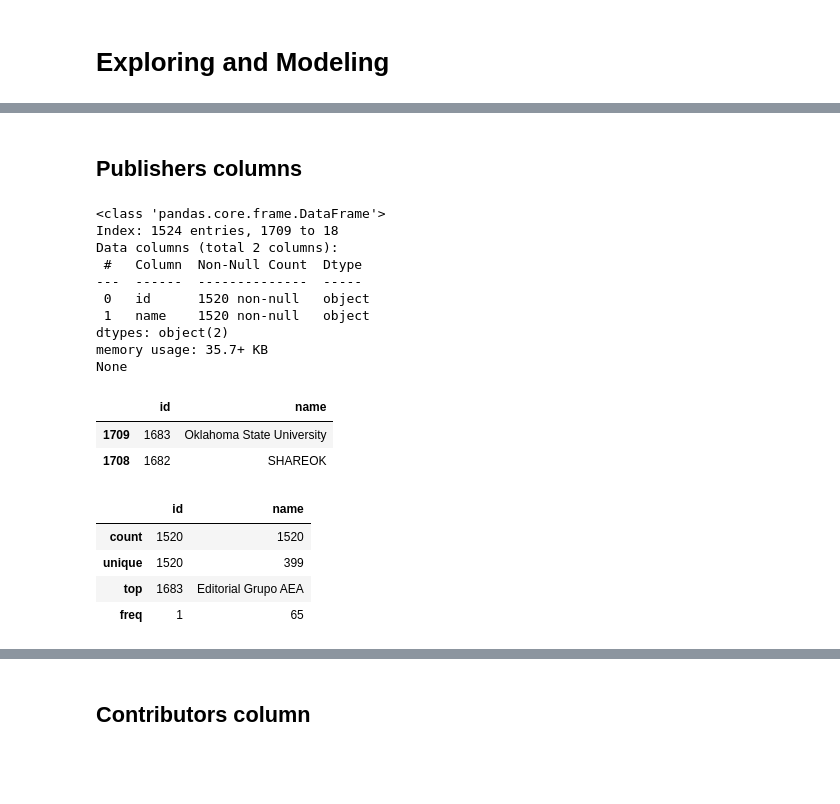
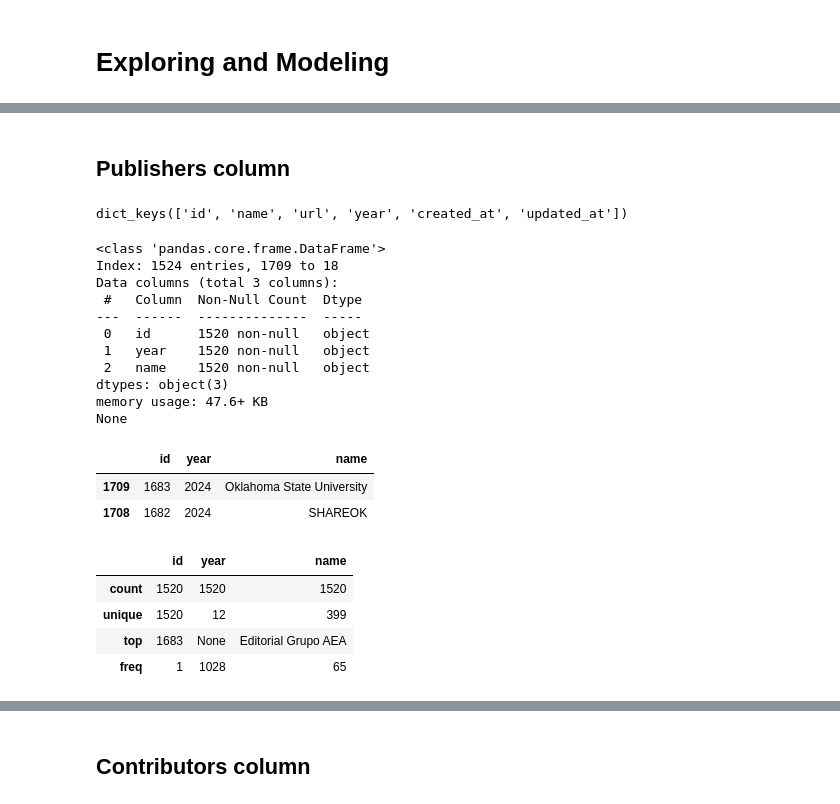
Before and after one commit to V-O-A/Open-textbooks-graph-database, a Jupyter notebook: building.ipynb, the cells around one changed output, grey strips where cells are left out. Saved outputs shown, nothing was run; the diff lists cells and outputs as text; code cells hidden in the pictures; blank space fills up the shorter version.

```diff
--- a/building.ipynb
+++ b/building.ipynb
@@ -5,7 +29,7 @@ import matplotlib.pyplot as plt
 # %% [markdown]
 # Exploring and Modeling
 # %%
-df = pd.read_json('Data/OTL_textbooks_v0.json', orient='index')
+df = pd.read_json('Data/OTL_textbooks_v0.json', orient='index', )
 
 print(df.info())
 df.head(2)
@@ -33,14 +82,18 @@ None
 # %% [markdown]
-## Publishers columns
+## Publishers column
-# %%
-def get_publishers_df(df):
-    return (df['publishers']
-            .map(lambda x: [[c['id'], c['name'],] for c in x])
-            .explode()
-            .astype('str')
-            .str
-            .extract(r'(?P<id>\d+)\W+(?P<name>.+[^\'\]])')
-)
+# %%
+get_dict_keys_from(df, 'publishers')
+# %% [output]
+dict_keys(['id', 'name', 'url', 'year', 'created_at', 'updated_at'])
+# %%
+def get_publishers_df(df):
+    return (df['publishers']
+            .map(lambda x: [[c['id'], c['year'], c['name'],] for c in x])
+            .explode()
+            .astype('str')
+            .str
+            .extract(r'(?P<id>\d+)\,\s(?P<year>\d{4}|None)\W+(?P<name>.+[^\'\]])')
+)
 # %%
 df_pub = get_publishers_df(df)
 print(df_pub.info())
@@ -48,22 +101,25 @@ df_pub.head(2)
 # %% [output]
 <class 'pandas.core.frame.DataFrame'>
 Index: 1524 entries, 1709 to 18
-Data columns (total 2 columns):
+Data columns (total 3 columns):
  #   Column  Non-Null Count  Dtype
 ---  ------  --------------  -----
  0   id      1520 non-null   object
- 1   name    1520 non-null   object
-dtypes: object(2)
-memory usage: 35.7+ KB
+ 1   year    1520 non-null   object
+ 2   name    1520 non-null   object
+dtypes: object(3)
+memory usage: 47.6+ KB
 None
-|  | id | name |
-| 1709 | 1683 | Oklahoma State University |
-| 1708 | 1682 | SHAREOK |
+|  | id | year | name |
+| 1709 | 1683 | 2024 | Oklahoma State University |
+| 1708 | 1682 | 2024 | SHAREOK |
 # %%
-df_pub.describe()
+(df_pub
+ .describe()
+)
 # %% [output]
-|  | id | name |
-| count | 1520 | 1520 |
-| unique | 1520 | 399 |
-| top | 1683 | Editorial Grupo AEA |
-| freq | 1 | 65 |
+|  | id | year | name |
+| count | 1520 | 1520 | 1520 |
+| unique | 1520 | 12 | 399 |
+| top | 1683 | None | Editorial Grupo AEA |
+| freq | 1 | 1028 | 65 |
```
Also changed, not shown: parts of 57 cells of this notebook.
